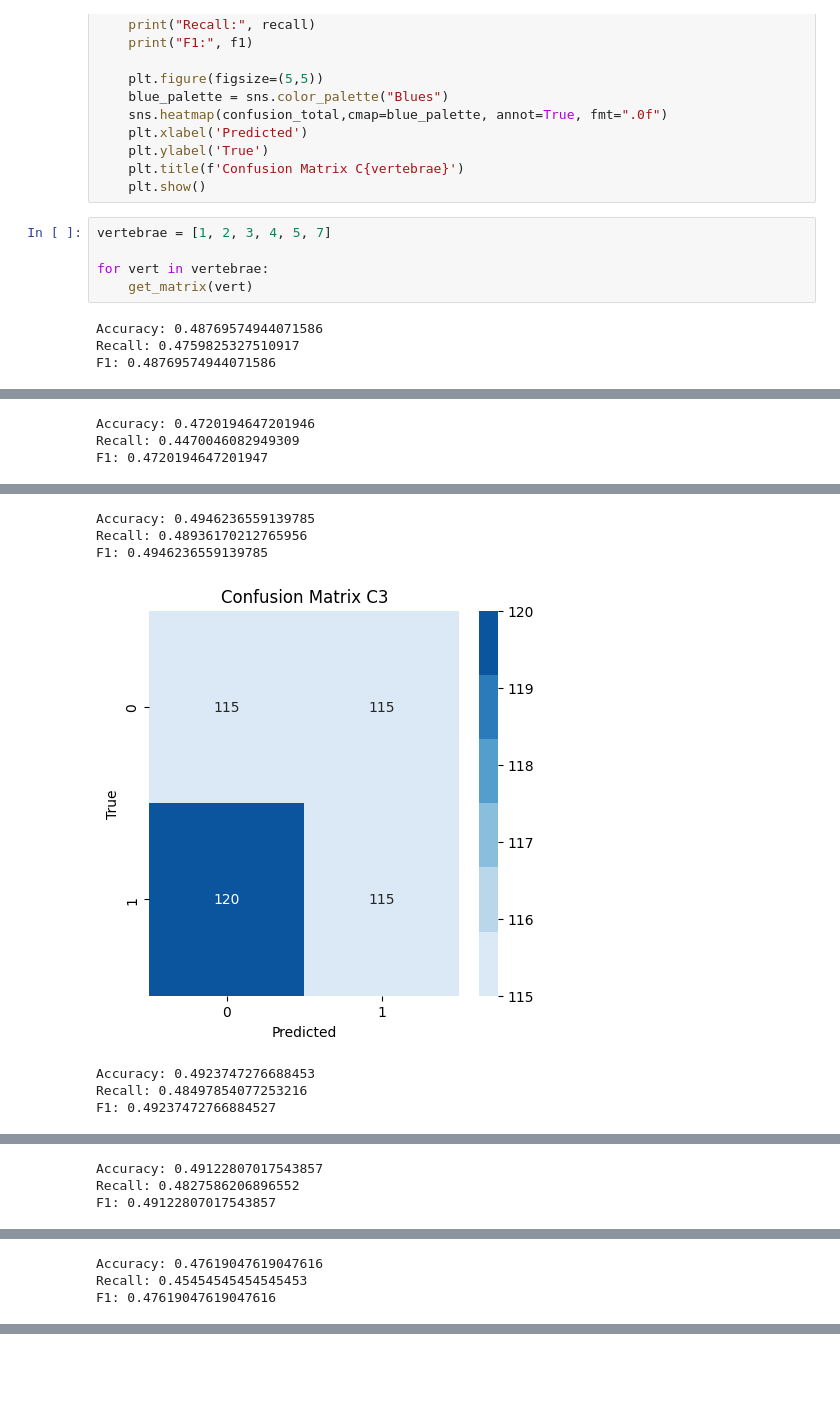
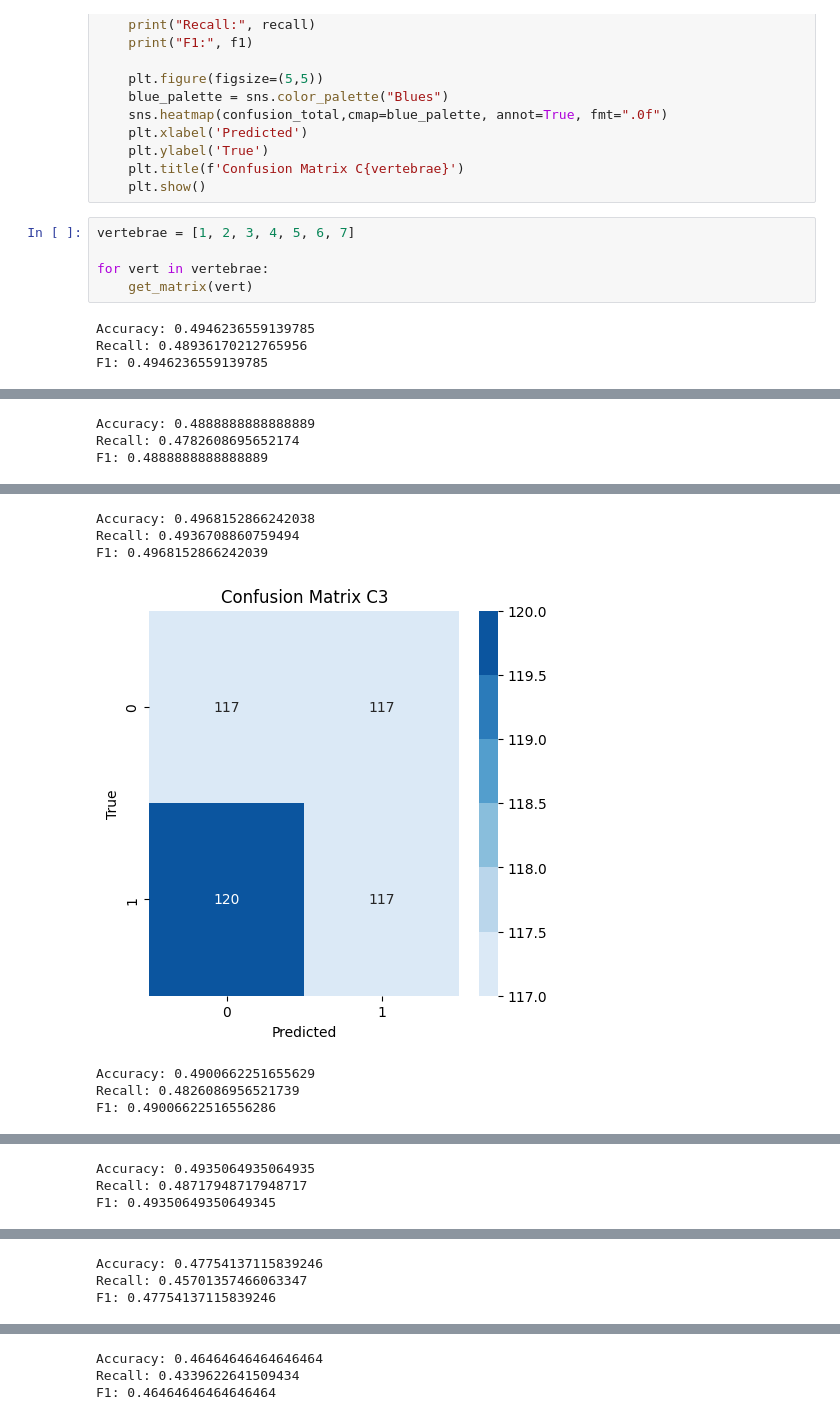
Before and after one commit to Daniel14gonc/Proyecto2_DS, a Jupyter notebook: Proyecto_visualizaciones.ipynb, the cells around one changed output, grey strips where cells are left out. Cells and saved outputs as stored; diff of their text form; blank space fills up the shorter version.

```diff
--- a/Proyecto_visualizaciones.ipynb
+++ b/Proyecto_visualizaciones.ipynb
@@ -541,11 +541,11 @@ def get_matrix(vertebrae):
     plt.title(f'Confusion Matrix C{vertebrae}')
     plt.show()
 # %%
-vertebrae = [1, 2, 3, 4, 5, 7]
+vertebrae = [1, 2, 3, 4, 5, 6, 7]
 
 for vert in vertebrae:
     get_matrix(vert)
 # %% [output]
-Accuracy: 0.48769574944071586
-Recall: 0.4759825327510917
-F1: 0.48769574944071586
+Accuracy: 0.4946236559139785
+Recall: 0.48936170212765956
+F1: 0.4946236559139785
@@ -553,3 +553,3 @@ F1: 0.48769574944071586
-Accuracy: 0.4720194647201946
-Recall: 0.4470046082949309
-F1: 0.4720194647201947
+Accuracy: 0.4888888888888889
+Recall: 0.4782608695652174
+F1: 0.4888888888888889
@@ -557,7 +557,7 @@ F1: 0.4720194647201947
-Accuracy: 0.4946236559139785
-Recall: 0.48936170212765956
-F1: 0.4946236559139785
+Accuracy: 0.4968152866242038
+Recall: 0.4936708860759494
+F1: 0.4968152866242039
-[figure, old version]
+[figure, new version]
-Accuracy: 0.4923747276688453
-Recall: 0.48497854077253216
-F1: 0.49237472766884527
+Accuracy: 0.4900662251655629
+Recall: 0.4826086956521739
+F1: 0.49006622516556286
@@ -565,3 +565,3 @@ F1: 0.49237472766884527
-Accuracy: 0.49122807017543857
-Recall: 0.4827586206896552
-F1: 0.49122807017543857
+Accuracy: 0.4935064935064935
+Recall: 0.48717948717948717
+F1: 0.49350649350649345
@@ -569,3 +569,3 @@ F1: 0.49122807017543857
-Accuracy: 0.47619047619047616
-Recall: 0.45454545454545453
-F1: 0.47619047619047616
+Accuracy: 0.47754137115839246
+Recall: 0.45701357466063347
+F1: 0.47754137115839246
@@ -572,0 +573,3 @@ F1: 0.47619047619047616
+Accuracy: 0.46464646464646464
+Recall: 0.4339622641509434
+F1: 0.46464646464646464
```
Also changed, not shown: parts of 1 cell of this notebook, 13 other files.
